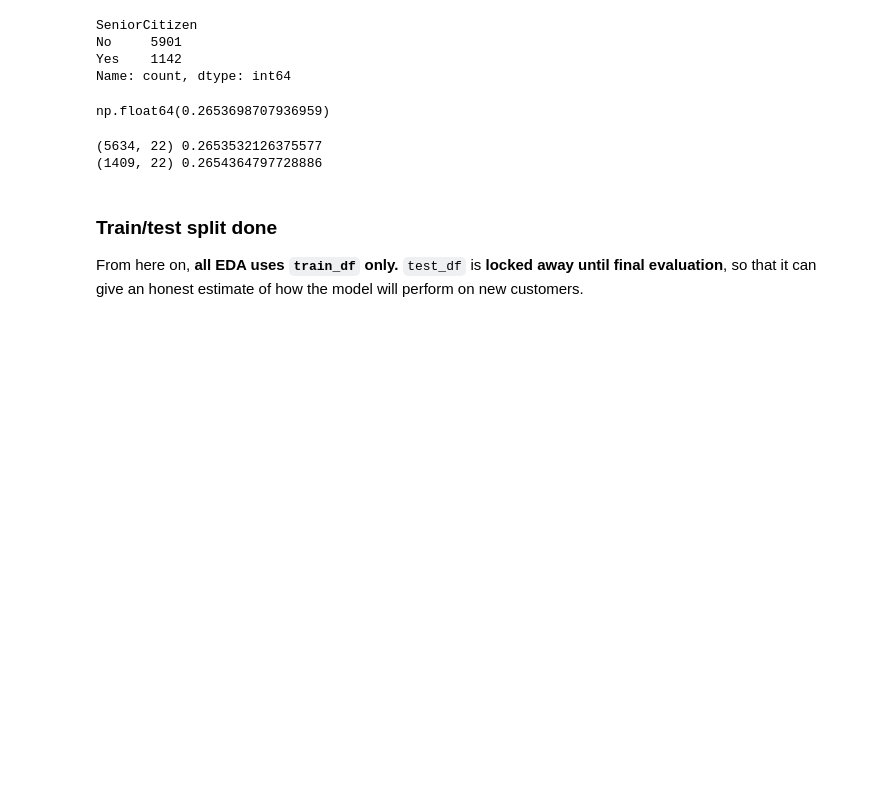
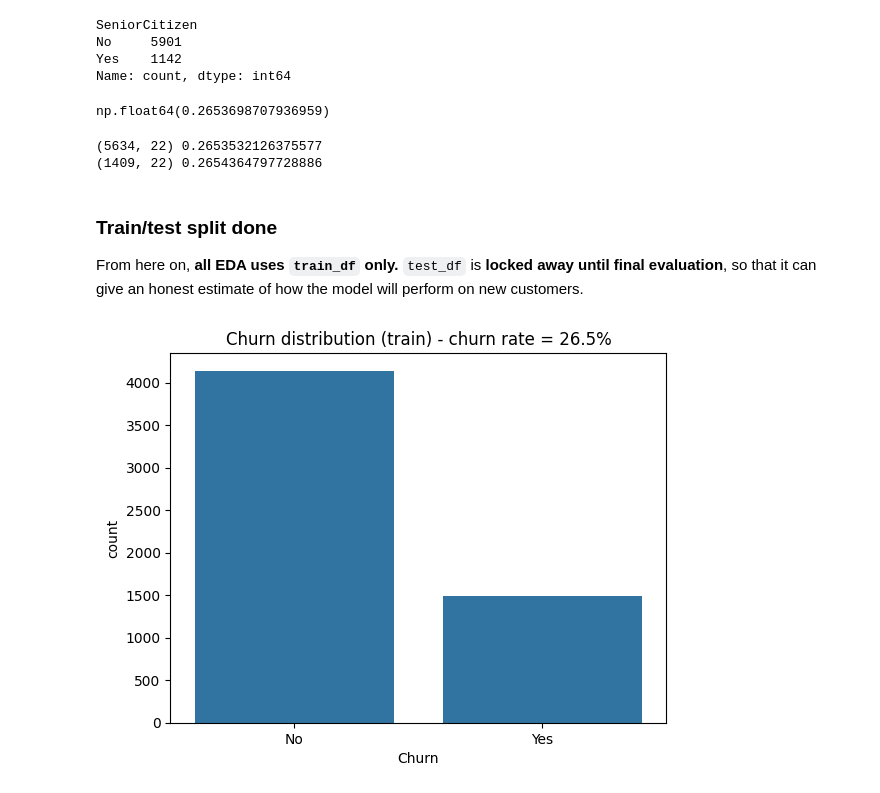
Before and after one commit to mansi051002/telco-churn-prediction, a Jupyter notebook: notebooks/01_eda.ipynb, the cells around one changed output. Saved outputs shown, nothing was run; the diff lists cells and outputs as text; code cells hidden in the pictures; blank space fills up the shorter version.

Commit message:
EDA: target distribution and accuracy paradox

```diff
--- a/notebooks/01_eda.ipynb
+++ b/notebooks/01_eda.ipynb
@@ -191,3 +191,10 @@ test_df.to_csv('../data/processed/test.csv', index=False)
 
 From here on, **all EDA uses `train_df` only.**
 `test_df` is **locked away until final evaluation**, so that it can give an honest estimate of how the model will perform on new customers.
+# %%
+sns.countplot(data=train_df,x='Churn')
+plt.title(f"Churn distribution (train) - churn rate = {train_df['churn'].mean():.1%}")
+plt.savefig('../reports/figures/target_distribution.png', dpi=120, bbox_inches='tight')
+plt.show()
+# %% [output]
+[figure, added]
```
Also changed, not shown: parts of 1 cell of this notebook, 1 other file.
